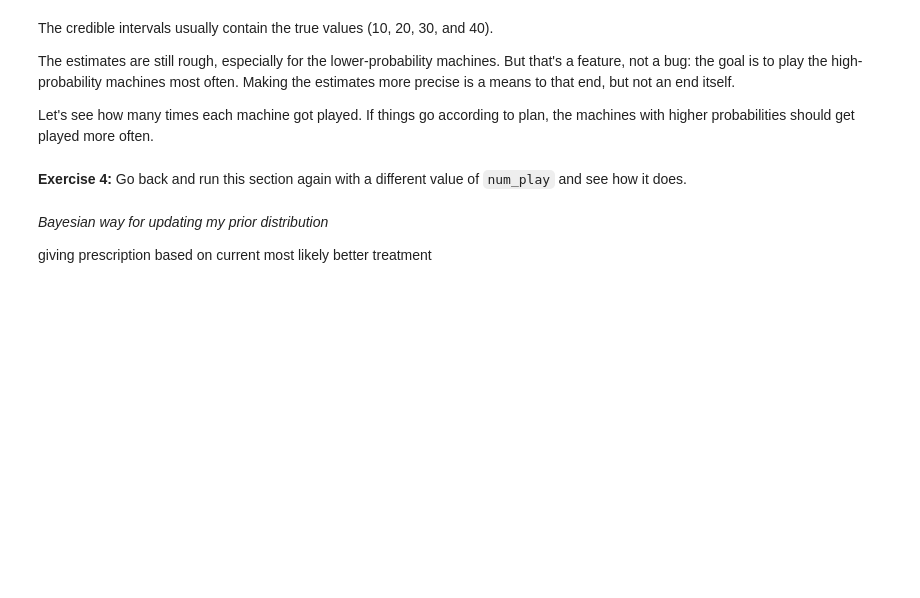
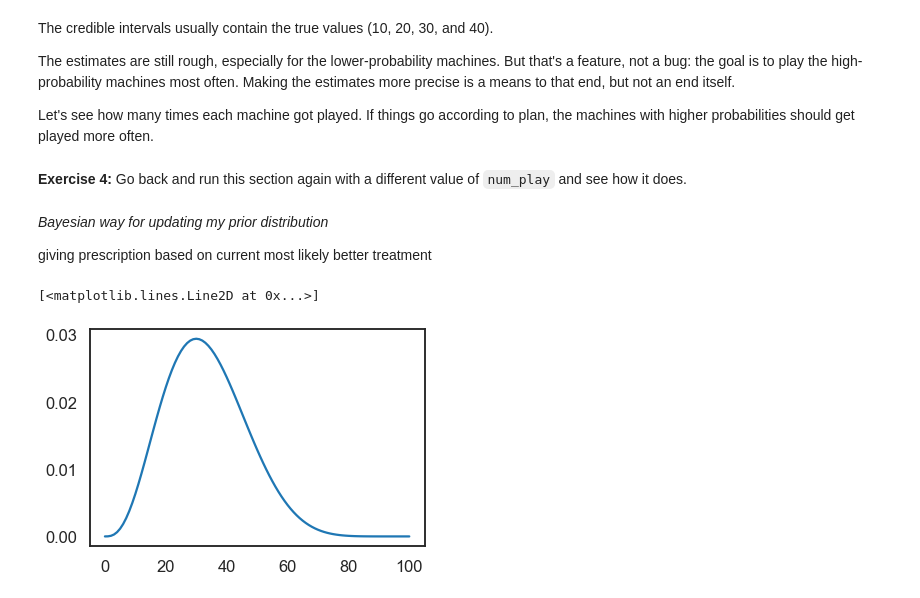
Before and after one commit to masterfulEJ/bayesianSimple_forked, a Jupyter notebook: 04_bandit-covered.ipynb, the cells around one changed output. Drawn from its saved outputs; the diff is of its cells as text; code cells hidden in the pictures; blank space fills up the shorter version.

```diff
--- a/04_bandit-covered.ipynb
+++ b/04_bandit-covered.ipynb
@@ -285,3 +301,11 @@ a.normalize??
 *Bayesian way for updating my prior distribution*
 
 giving prescription based on current most likely better treatment
+# %%
+choices = b.qs
+prob = b.ps
+# %%
+plt.plot(choices, prob)
+# %% [output]
+[<matplotlib.lines.Line2D at 0x...>]
+[figure, added]
```
Also changed, not shown: parts of 10 cells of this notebook, 2 other files.
